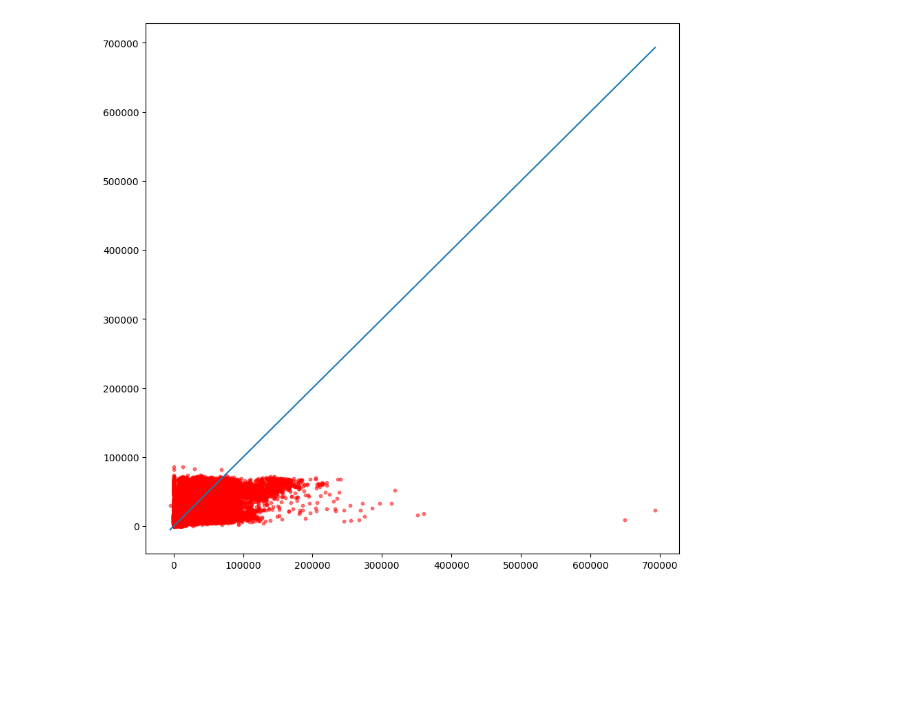
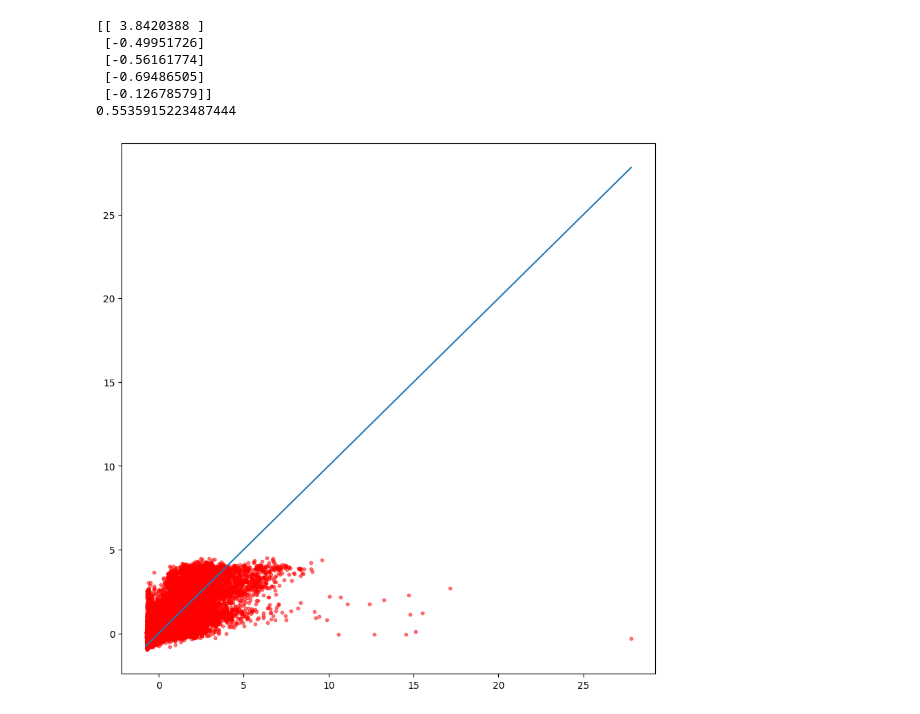
Before and after one commit to itsalivenger/Elevvo_internship, a Jupyter notebook: Walmart Sales Forecast/main.ipynb, the cells around one changed output. Drawn from its saved outputs; the diff is of its cells as text; code cells hidden in the pictures; blank space fills up the shorter version.

```diff
--- a/Walmart Sales Forecast/main.ipynb
+++ b/Walmart Sales Forecast/main.ipynb
@@ -43,8 +42,8 @@ actual_columns = encoder.get_feature_names_out(['IsHoliday', 'Type'])
 train_data = pd.DataFrame(encoded_train_data, index=train_df_final.index, columns=actual_columns)
 test_data = pd.DataFrame(encoded_test_data, index=test_df_final.index, columns=actual_columns)
 # %%
-X_train = pd.concat([train_data, train_df_final.drop(columns=['IsHoliday', 'Type'])], axis=1)
-X_test = pd.concat([test_data, test_df_final.drop(columns=['IsHoliday', 'Type'])], axis=1)
+X_train = pd.concat([train_data, train_df_final.drop(columns=['IsHoliday', 'Type', 'Store', 'Dept'])], axis=1)
+X_test = pd.concat([test_data, test_df_final.drop(columns=['IsHoliday', 'Type', 'Store', 'Dept'])], axis=1)
 
 Y_train = X_train[['Weekly_Sales']]
 X_train = X_train.drop(columns=['Weekly_Sales', 'Date'])
@@ -52,7 +51,7 @@ X_test = X_test.drop(columns=['Date'])
 
 markdown_cols = ['MarkDown1', 'MarkDown2', 'MarkDown3', 'MarkDown4', 'MarkDown5']
 X_train[markdown_cols] = X_train[markdown_cols].fillna(0)
-X_test[markdown_cols] = X_test[markdown_cols].fillna(9)
+X_test[markdown_cols] = X_test[markdown_cols].fillna(0)
 # %%
 scaler = StandardScaler()
 to_scale_cols = []
@@ -62,12 +61,24 @@ for col in X_train.columns:
     if X_train[col].nunique() > n:
         to_scale_cols.append(col)
 
-X_train = scaler.fit_transform(X_train[to_scale_cols])
-X_test = scaler.transform(X_test[to_scale_cols])
+scaled_train_features = scaler.fit_transform(X_train[to_scale_cols])
+scaled_features_df = pd.DataFrame(scaled_train_features, columns=to_scale_cols, index=X_train.index)
+X_train_df = pd.concat([scaled_features_df, X_train.drop(columns=to_scale_cols)], axis=1)
+
+scaled_test_features = scaler.transform(X_test[to_scale_cols])
+scaled_test_features_df = pd.DataFrame(scaled_test_features, columns=to_scale_cols, index=X_test.index)
+X_test_df = pd.concat([scaled_test_features_df, X_test.drop(columns=to_scale_cols)], axis=1)
+
+
+X_train_slice, X_test_slice, Y_train_slice, Y_test_slice = train_test_split(X_train_df, Y_train, test_size=.2)
+scaler = StandardScaler()
+scaled_Y_train_slice = scaler.fit_transform(Y_train_slice)
+scaled_Y_test_slice = scaler.transform(Y_test_slice)
 # %%
-input = tf.keras.layers.Input(shape=X_train[1].shape)
-x = tf.keras.layers.Dense(64, activation='relu')(input)
+input = tf.keras.layers.Input(shape=(X_train_df.shape[1], ))
+x = tf.keras.layers.Dense(128, activation='relu')(input)
+x = tf.keras.layers.Dense(64, activation='relu')(x)
 x = tf.keras.layers.Dense(32, activation='relu')(x)
 x = tf.keras.layers.Dense(16, activation='relu')(x)
-x = tf.keras.layers.Dense(8, activation='relu')(x)
 output = tf.keras.layers.Dense(1, activation='linear')(x)
+print(scaled_Y_train_slice[:5, :])
@@ -76,10 +93,6 @@ model = tf.keras.models.Model(inputs=input, outputs=output)
 model.compile(optimizer='adam', metrics=['mse'], loss='mse')
 
 
-X_train_slice, X_test_slice, Y_train_slice, Y_test_slice = train_test_split(X_train, Y_train, test_size=.2)
-scaler = StandardScaler()
-scaled_Y_train_slice = scaler.fit_transform(Y_train_slice)
-scaled_Y_test_slice = scaler.transform(Y_test_slice)
 model.fit(X_train_slice, scaled_Y_train_slice, epochs=5, batch_size=32, validation_split=.2)
 # %% [output]
 Epoch 1/5
@@ -98,8 +113,16 @@ Y_pred = model.predict(X_test_slice)
 # %%
-# print(X_test_slice.shape, Y_pred.shape)
+print(scaled_Y_train_slice[:5, :])
+r_2 = r2_score(scaled_Y_test_slice, Y_pred)
+print(r_2)
 plt.figure(figsize=(10, 10))
-plt.plot([Y_test_slice.min(), Y_test_slice.max()], [Y_test_slice.min(), Y_test_slice.max()])
-plt.scatter(Y_test_slice, Y_pred, alpha=.5, s=10, color='red', label='predictions')
+plt.plot([scaled_Y_test_slice.min(), scaled_Y_test_slice.max()], [scaled_Y_test_slice.min(), scaled_Y_test_slice.max()])
+plt.scatter(scaled_Y_test_slice, Y_pred, alpha=.5, s=10, color='red', label='predictions')
 plt.show()
 # %% [output]
+[[ 3.8420388 ]
+ [-0.49951726]
+ [-0.56161774]
+ [-0.69486505]
+ [-0.12678579]]
+0.5535915223487444
-[figure, old version]
+[figure, new version]
```
Also changed, not shown: parts of 5 cells of this notebook.
